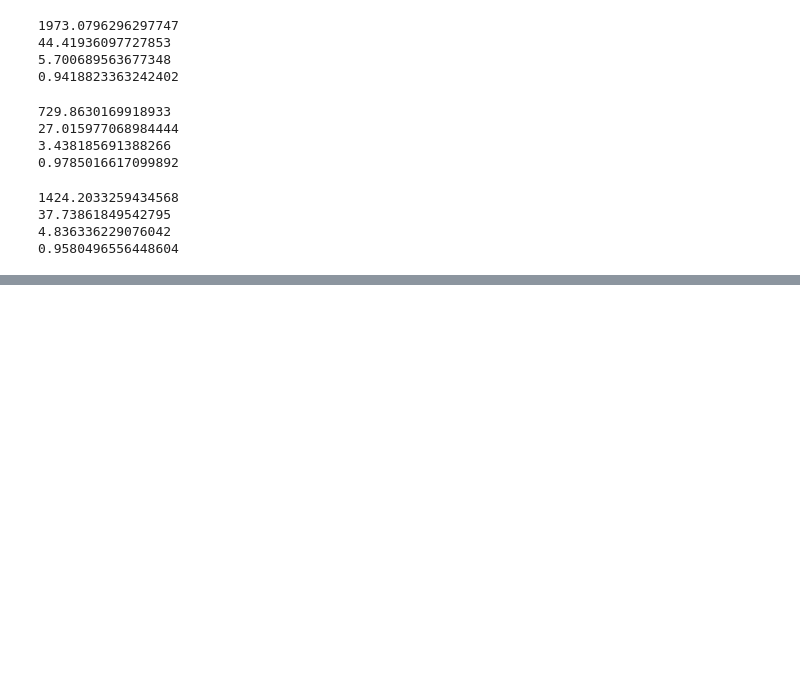
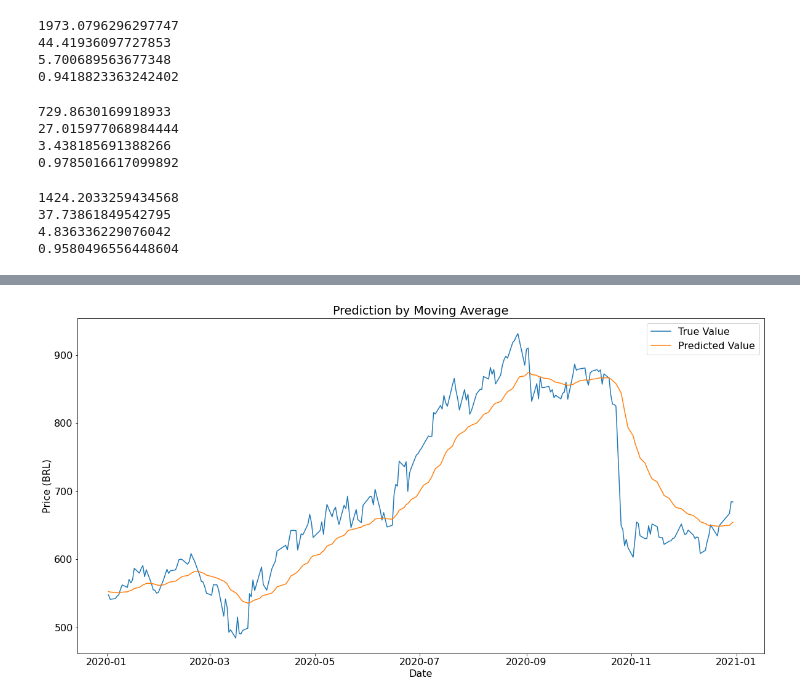
Before and after one commit to Felipe-Renck/stock-price-forecast, a Jupyter notebook: SAP_Stock_Price_Moving_Average.ipynb, the cells around one changed output, grey strips where cells are left out. Saved outputs shown, nothing was run; the diff lists cells and outputs as text; code cells hidden in the pictures; blank space fills up the shorter version.

Commit message:
Adjust Moving Average script

```diff
--- a/SAP_Stock_Price_Moving_Average.ipynb
+++ b/SAP_Stock_Price_Moving_Average.ipynb
@@ -131,3 +131,5 @@ print(r2)
 37.73861849542795
 4.836336229076042
 0.9580496556448604
+# %%
+final_df = pd.DataFrame(df['2020'])
@@ -133,0 +144,11 @@ print(r2)
+# %%
+plt.figure(figsize = (20,10))
+plt.plot(final_df['Close_Stock(BRL)'], label='True Value')
+plt.plot(final_df['30_EMA'], label='Predicted Value')
+plt.title("Prediction by Moving Average")
+plt.xlabel('Date')
+plt.ylabel('Price (BRL)')
+plt.legend()
+plt.show()
+# %% [output]
+[figure, added]
```
Also changed, not shown: parts of 4 cells of this notebook.
